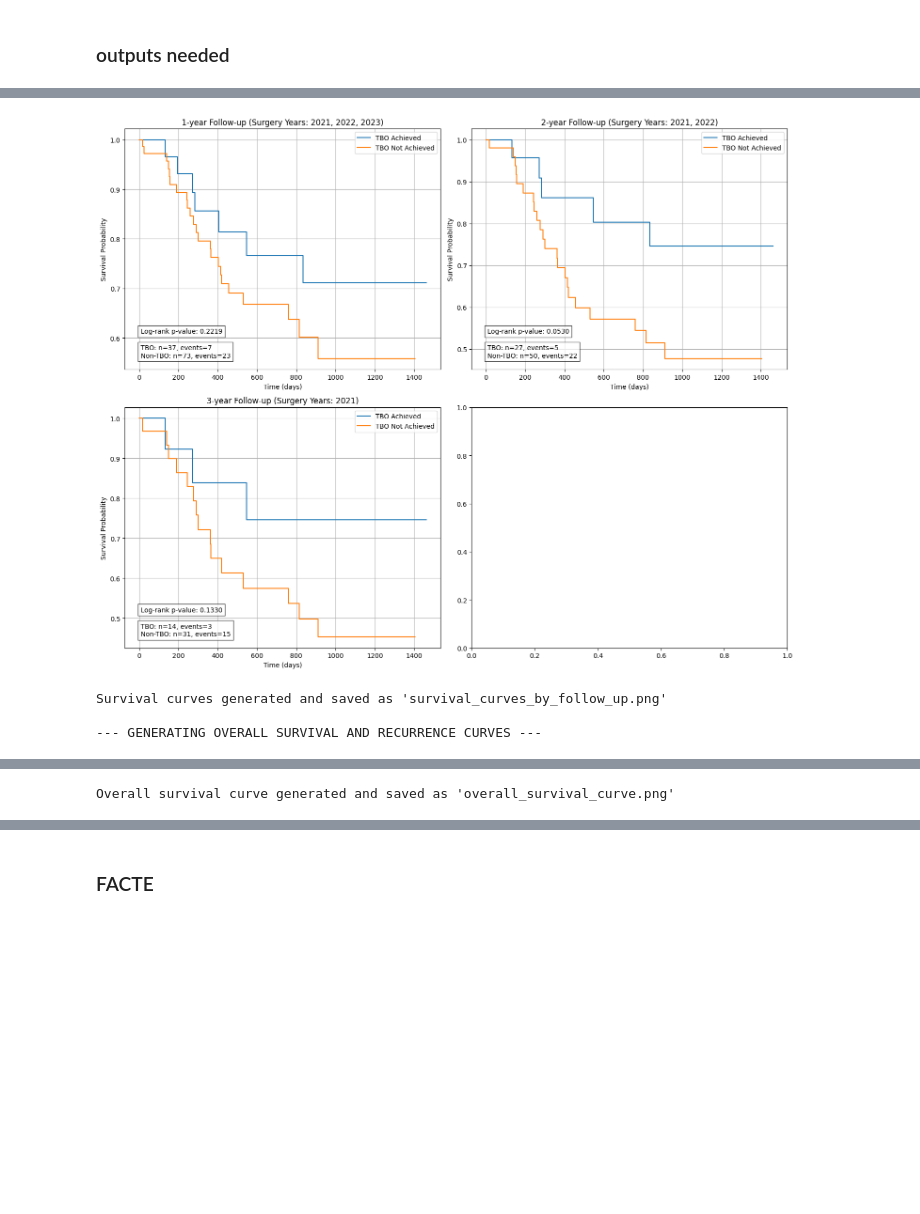
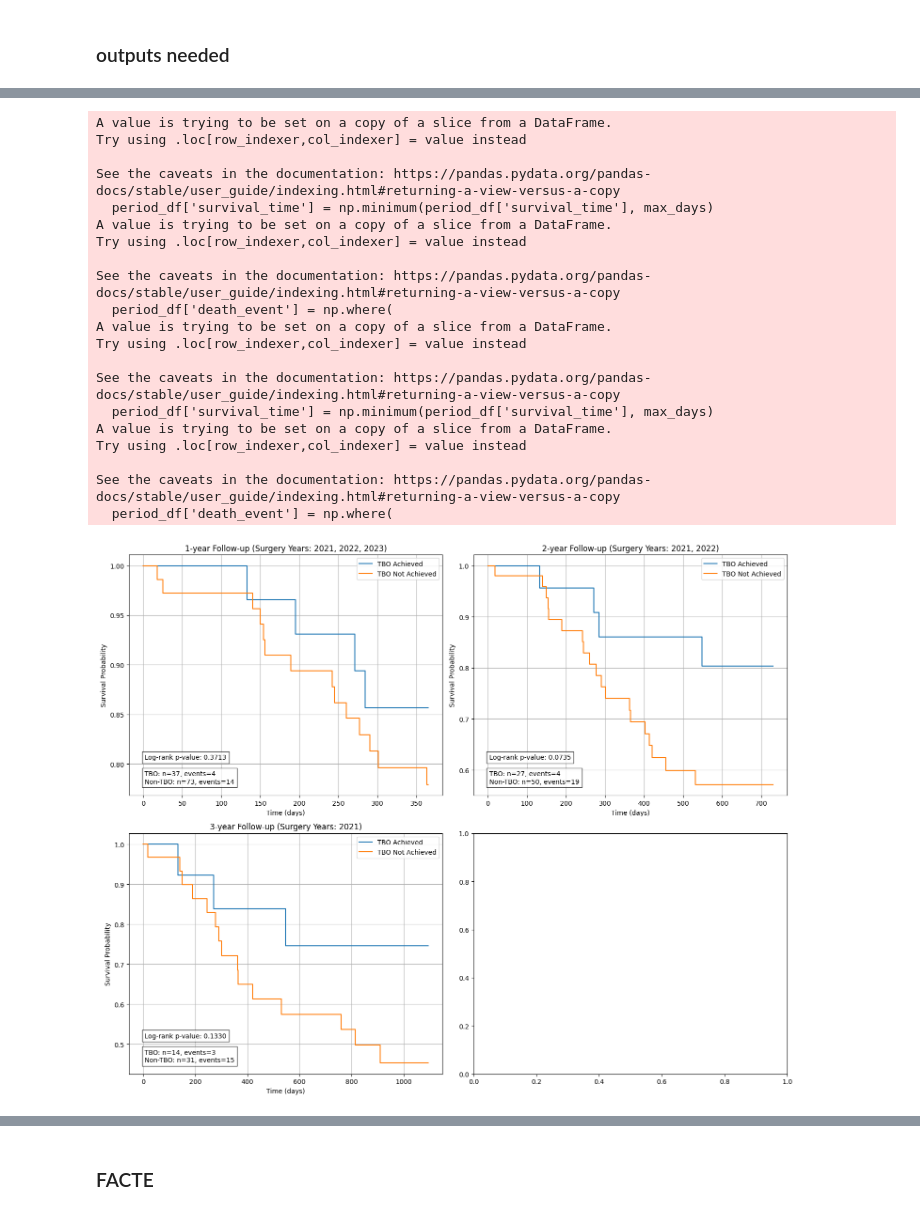
Before and after one commit to Crump-Lab/ESO_project, a Jupyter notebook: notebooks/textbook_analysis6.ipynb, the cells around one changed output, grey strips where cells are left out. Saved outputs shown, nothing was run; the diff lists cells and outputs as text; code cells hidden in the pictures; blank space fills up the shorter version.

Commit message:
textbook analysis update esdemrpallidative and plot truncation

```diff
--- a/notebooks/textbook_analysis6.ipynb
+++ b/notebooks/textbook_analysis6.ipynb
@@ -125,0 +126,10 @@ Total rows after filtering: 1785
+# %%
+
+# Find all patient IDs that have procedure 7 or 9
+ids_with_esd_emr = filtered_merged_final_tsqic_redcap_access[filtered_merged_final_tsqic_redcap_access["procedure123456"].isin([7, 9])]["id"].unique()
+
+# Remove all rows for those patient IDs
+filtered_merged_final_tsqic_redcap_access = filtered_merged_final_tsqic_redcap_access[~filtered_merged_final_tsqic_redcap_access["id"].isin(ids_with_esd_emr)]
+
+print(f"Removed {len(ids_with_esd_emr)} unique patient IDs that had ESD or EMR procedures")
+print(f"Remaining rows: {len(filtered_merged_final_tsqic_redcap_access)}")
@@ -125,0 +139,10 @@ Total rows after filtering: 1785
+# %%
+
+# Find all patient IDs that have palliative surgery expectation (value 2)
+ids_with_palliative = filtered_merged_final_tsqic_redcap_access[filtered_merged_final_tsqic_redcap_access["expectation_treatment"].isin([2])]["id"].unique()
+
+# Remove all rows for those patient IDs
+filtered_merged_final_tsqic_redcap_access = filtered_merged_final_tsqic_redcap_access[~filtered_merged_final_tsqic_redcap_access["id"].isin(ids_with_palliative)]
+
+print(f"Removed {len(ids_with_palliative)} unique patient IDs that had palliative surgery expectation")
+print(f"Remaining rows: {len(filtered_merged_final_tsqic_redcap_access)}")
@@ -2108,6 +2127,24 @@ for period, years in follow_up_groups.items():
     # Filter for patients in this follow-up period
     period_df = patient_df[patient_df['surgery_year'].isin(years)]
 
+
+    if period == '1-year':
+        max_days = 365
+    elif period == '2-year':
+        max_days = 730
+    elif period == '3-year':
+        max_days = 1095
+
+    # Truncate survival times and adjust events
+    period_df['survival_time'] = np.minimum(period_df['survival_time'], max_days)
+    period_df['death_event'] = np.where(
+        period_df['survival_time'] < max_days,# If they died before the cutoff
+        period_df['death_event'],# Keep original event status
+        0# Otherwise, censor them (no event)
+    )
+
+
+
     # Skip if no patients in this period
     if len(period_df) == 0:
         continue
@@ -2181,6 +2218,22 @@ try:
     for i, (period, years) in enumerate(follow_up_groups.items()):
         # Filter patients for this period
         period_df = patient_df[patient_df['surgery_year'].isin(years)]
+
+        if period == '1-year':
+            max_days = 365
+        elif period == '2-year':
+            max_days = 730
+        elif period == '3-year':
+            max_days = 1095
+
+        # Truncate survival times and adjust events
+        period_df['survival_time'] = np.minimum(period_df['survival_time'], max_days)
+        period_df['death_event'] = np.where(
+            period_df['survival_time'] < max_days,
+            period_df['death_event'],
+            0
+        )
+
 
         # Skip if no patients
         if len(period_df) == 0:
@@ -2397,4 +2479,21 @@ Survival log-rank test p-value: 0.1330
+A value is trying to be set on a copy of a slice from a DataFrame.
+Try using .loc[row_indexer,col_indexer] = value instead
+
+See the caveats in the documentation: https://pandas.pydata.org/pandas-docs/stable/user_guide/indexing.html#returning-a-view-versus-a-copy
+  period_df['survival_time'] = np.minimum(period_df['survival_time'], max_days)
+A value is trying to be set on a copy of a slice from a DataFrame.
+Try using .loc[row_indexer,col_indexer] = value instead
+
+See the caveats in the documentation: https://pandas.pydata.org/pandas-docs/stable/user_guide/indexing.html#returning-a-view-versus-a-copy
+  period_df['death_event'] = np.where(
+A value is trying to be set on a copy of a slice from a DataFrame.
+Try using .loc[row_indexer,col_indexer] = value instead
+
+See the caveats in the documentation: https://pandas.pydata.org/pandas-docs/stable/user_guide/indexing.html#returning-a-view-versus-a-copy
+  period_df['survival_time'] = np.minimum(period_df['survival_time'], max_days)
+A value is trying to be set on a copy of a slice from a DataFrame.
+Try using .loc[row_indexer,col_indexer] = value instead
+
+See the caveats in the documentation: https://pandas.pydata.org/pandas-docs/stable/user_guide/indexing.html#returning-a-view-versus-a-copy
+  period_df['death_event'] = np.where(
-[figure, old version]
+[figure, new version]
-Survival curves generated and saved as 'survival_curves_by_follow_up.png'
-
---- GENERATING OVERALL SURVIVAL AND RECURRENCE CURVES ---
@@ -2401,2 +2503 @@ Survival curves generated and saved as 'survival_curves_by_follow_up.png'
 [figure]
-Overall survival curve generated and saved as 'overall_survival_curve.png'
```
Also changed, not shown: parts of 22 cells of this notebook, 1 other file.
